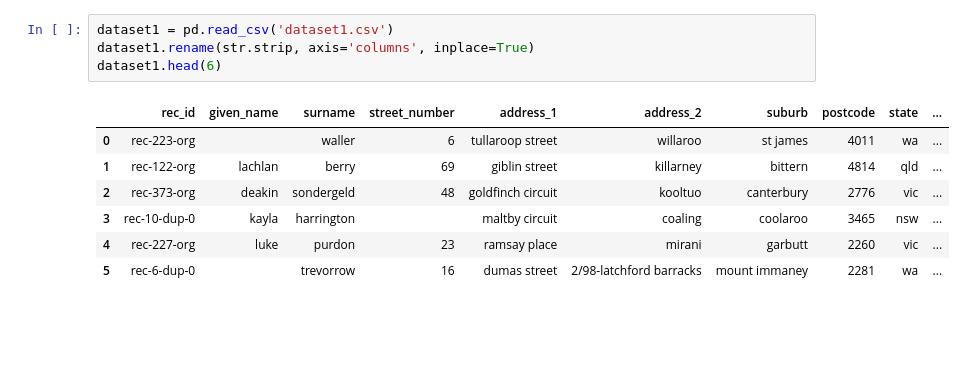
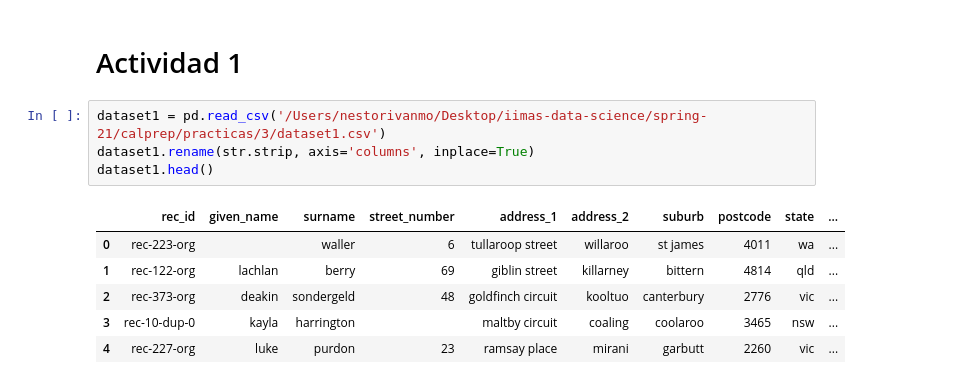
Before and after one commit to nestorivanmo/iimas-data-science, a Jupyter notebook: spring-21/calprep/practicas/3/code.ipynb, the cells around one changed output. Drawn from its saved outputs; the diff is of its cells as text; blank space fills up the shorter version.

```diff
--- a/spring-21/calprep/practicas/3/code.ipynb
+++ b/spring-21/calprep/practicas/3/code.ipynb
@@ -4,12 +10,13 @@ import pandas as pd
+# %% [markdown]
+# Actividad 1
 # %%
-dataset1 = pd.read_csv('dataset1.csv')
+dataset1 = pd.read_csv('/Users/nestorivanmo/Desktop/iimas-data-science/spring-21/calprep/practicas/3/dataset1.csv')
 dataset1.rename(str.strip, axis='columns', inplace=True)
-dataset1.head(6)
+dataset1.head()
 # %% [output]
 |  | rec_id | given_name | surname | street_number | address_1 | address_2 | suburb | postcode | state | ... |
 | 0 | rec-223-org |  | waller | 6 | tullaroop street | willaroo | st james | 4011 | wa | ... |
 | 1 | rec-122-org | lachlan | berry | 69 | giblin street | killarney | bittern | 4814 | qld | ... |
 | 2 | rec-373-org | deakin | sondergeld | 48 | goldfinch circuit | kooltuo | canterbury | 2776 | vic | ... |
 | 3 | rec-10-dup-0 | kayla | harrington |  | maltby circuit | coaling | coolaroo | 3465 | nsw | ... |
 | 4 | rec-227-org | luke | purdon | 23 | ramsay place | mirani | garbutt | 2260 | vic | ... |
-| 5 | rec-6-dup-0 |  | trevorrow | 16 | dumas street | 2/98-latchford barracks | mount immaney | 2281 | wa | ... |
```
Also changed, not shown: parts of 28 cells of this notebook.
